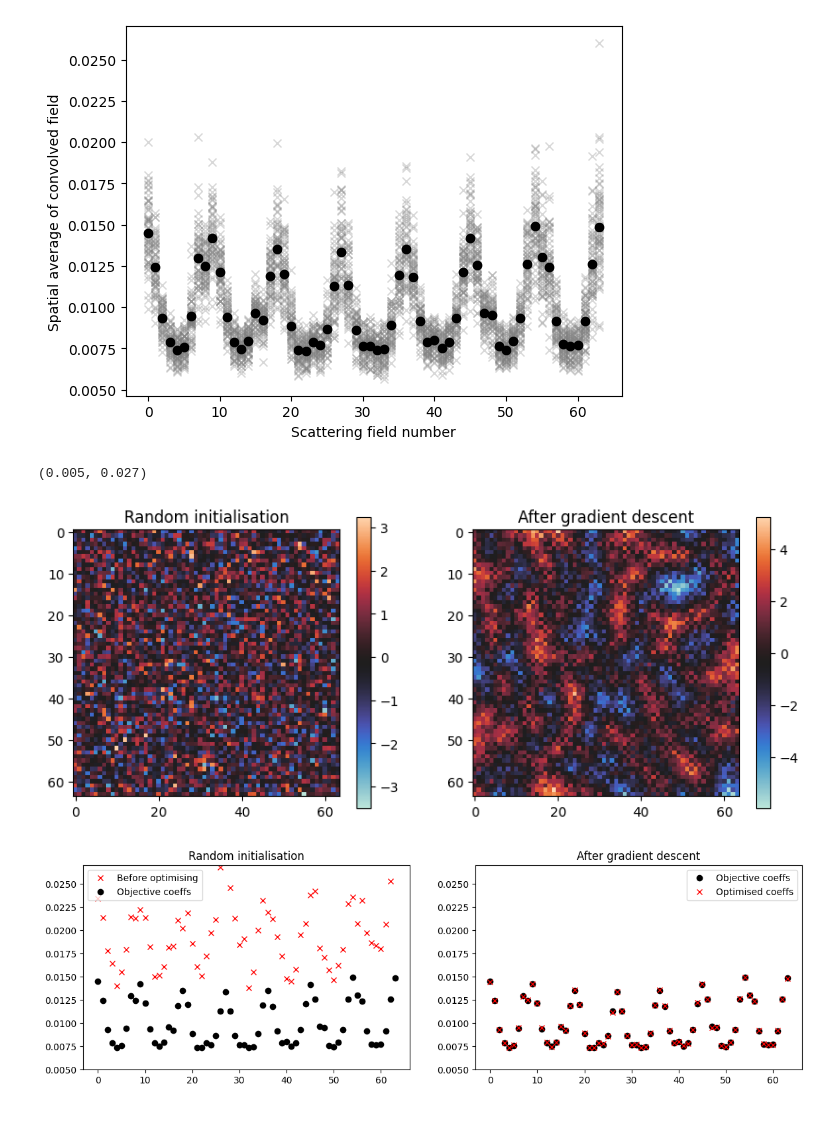
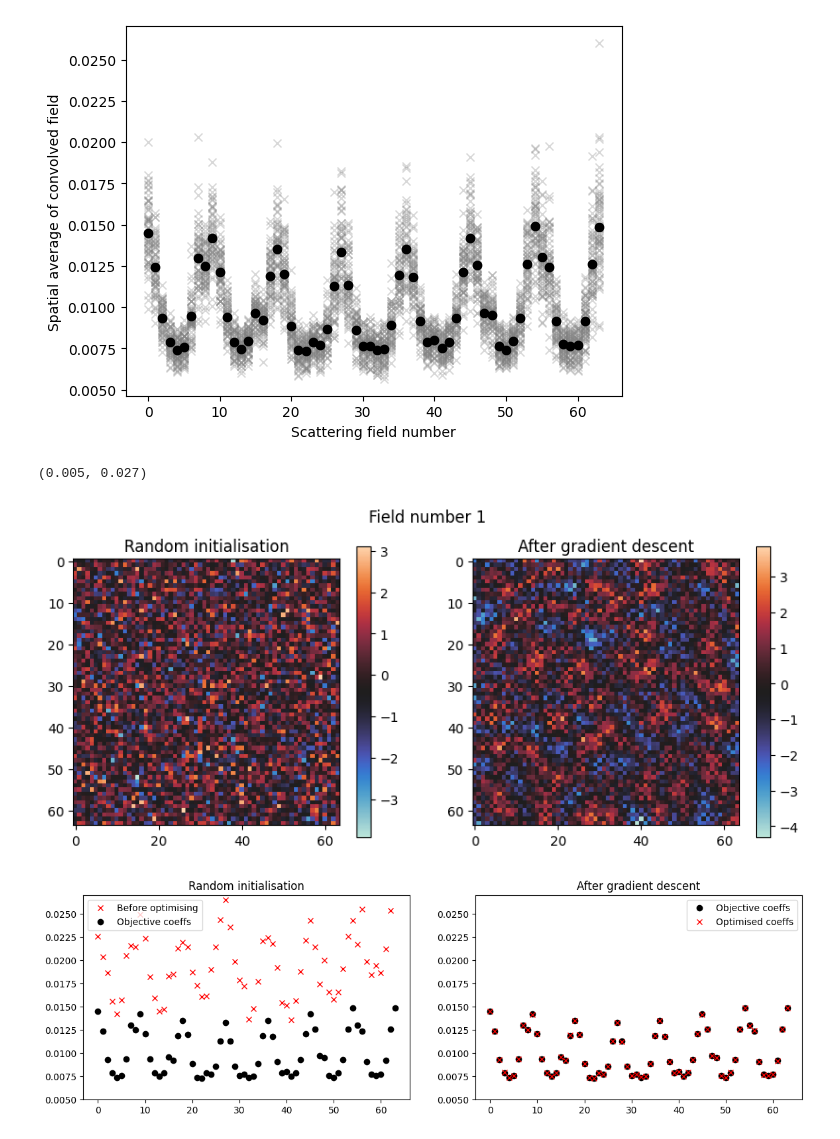
Before and after one commit to QiLiu6/thermalizer, a Jupyter notebook: notebooks/scattering.ipynb, the cells around one changed output. Cells and saved outputs as stored; diff of their text form; code cells hidden in the pictures.

Commit message:
Update scattering gradient descent to work with batches

```diff
--- a/notebooks/scattering.ipynb
+++ b/notebooks/scattering.ipynb
@@ -45,49 +46,65 @@ plt.xlabel("Scattering field number")
 Text(0.5, 0, 'Scattering field number')
 [figure]
 # %%
-scattering_objective=torch.mean(scatt_all,axis=0).to(device)
+## Pre-calculated 2nd order scattering coefficients
+scattering_objective=torch.tensor([0.0145, 0.0124, 0.0093, 0.0079, 0.0074, 0.0076, 0.0094, 0.0130, 0.0125,
+        0.0142, 0.0121, 0.0094, 0.0079, 0.0075, 0.0079, 0.0096, 0.0092, 0.0119,
+        0.0135, 0.0120, 0.0089, 0.0074, 0.0073, 0.0079, 0.0077, 0.0086, 0.0113,
+        0.0133, 0.0113, 0.0086, 0.0076, 0.0077, 0.0074, 0.0075, 0.0089, 0.0119,
+        0.0135, 0.0118, 0.0091, 0.0079, 0.0080, 0.0075, 0.0079, 0.0093, 0.0121,
+        0.0142, 0.0126, 0.0097, 0.0095, 0.0076, 0.0074, 0.0079, 0.0093, 0.0126,
+        0.0149, 0.0130, 0.0124, 0.0091, 0.0077, 0.0076, 0.0077, 0.0092, 0.0126,
+        0.0149],device=device)
+## Expand along batch dim
+scattering_objective=scattering_objective.repeat(len(test_data),1)
 # %%
-input_tensor = torch.randn((64,64), requires_grad=True, device=device)
+## Create batch of randomly drawn fields
+input_tensor = torch.randn((len(test_data),1,64,64), requires_grad=True, device=device)
 init_field=input_tensor.detach().cpu()
 new_coefficients = scattering(input_tensor)
-init_scats=torch.mean(new_coefficients[17:],axis=(1,2)).detach().cpu()
+init_scats=torch.mean(new_coefficients[:,:,17:],axis=(-2,-1)).detach().cpu()
 
 optimizer = optim.Adam([input_tensor], lr=10)
 
+## Gradient descent on the scattering coeffs
 max_iter=100
 for epoch in tqdm(range(1, max_iter)):
     optimizer.zero_grad()
     new_coefficients = scattering(input_tensor)
-    loss = F.mse_loss(input=torch.mean(new_coefficients[17:],axis=(1,2)), target=scattering_objective)
+    loss = F.mse_loss(input=torch.mean(new_coefficients[:,:,17:],axis=(-2,-1)).squeeze(), target=scattering_objective)
     #print("Epoch {}, loss: {}".format(epoch, loss.item()), end="\r")
     loss.backward()
     optimizer.step()
 
+### Plot output for a randomly chosen batch element
+dex=np.random.randint(len(test_data))
+
 plt.figure(figsize=(10,4))
+plt.suptitle("Field number %d" % dex)
 plt.subplot(1,2,1)
 plt.title("Random initialisation")
-plt.imshow(init_field,cmap=sns.cm.icefire)
+plt.imshow(init_field[dex].squeeze(),cmap=sns.cm.icefire)
 plt.colorbar()
 plt.subplot(1,2,2)
 plt.title("After gradient descent")
-plt.imshow(input_tensor.detach().cpu(),cmap=sns.cm.icefire)
+plt.imshow(input_tensor[dex].squeeze().detach().cpu(),cmap=sns.cm.icefire)
 plt.colorbar()
 
 plt.figure(figsize=(14,4))
 plt.subplot(1,2,1)
 plt.title("Random initialisation")
-plt.plot(init_scats,"x",color="red",label="Before optimising")
-plt.plot(scattering_objective.detach().cpu(),"o",color="black",label="Objective coeffs")
+plt.plot(init_scats[dex].squeeze(),"x",color="red",label="Before optimising")
+plt.plot(scattering_objective[0].detach().cpu(),"o",color="black",label="Objective coeffs")
 plt.legend()
 plt.ylim(0.005,0.027)
 plt.subplot(1,2,2)
 plt.title("After gradient descent")
 new_coefficients = scattering(input_tensor)
-plt.plot(scattering_objective.detach().cpu(),"o",color="black",label="Objective coeffs")
-plt.plot(torch.mean(new_coefficients[17:],axis=(1,2)).detach().cpu(),"x",color="red",label="Optimised coeffs")
+plt.plot(scattering_objective[0].detach().cpu(),"o",color="black",label="Objective coeffs")
+plt.plot(torch.mean(new_coefficients[dex,:,17:],axis=(-2,-1)).squeeze().detach().cpu(),"x",color="red",label="Optimised coeffs")
 plt.legend()
 plt.ylim(0.005,0.027)
 # %% [output]
 (0.005, 0.027)
-[figure, old version]
+[figure, new version]
-[figure, old version]
+[figure, new version]
```
Also changed, not shown: parts of 2 cells of this notebook.
